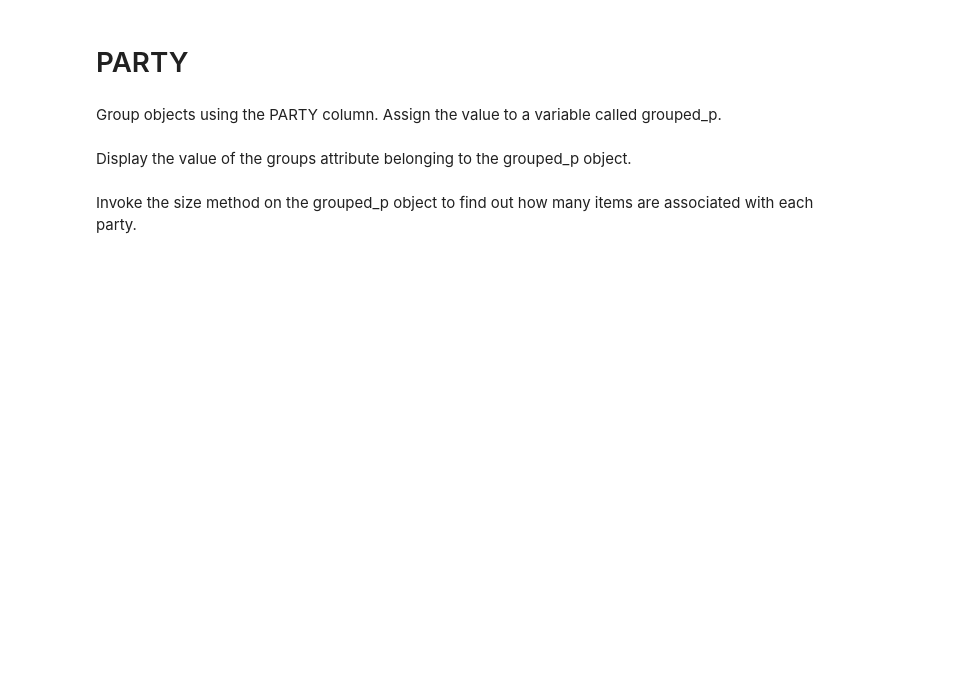
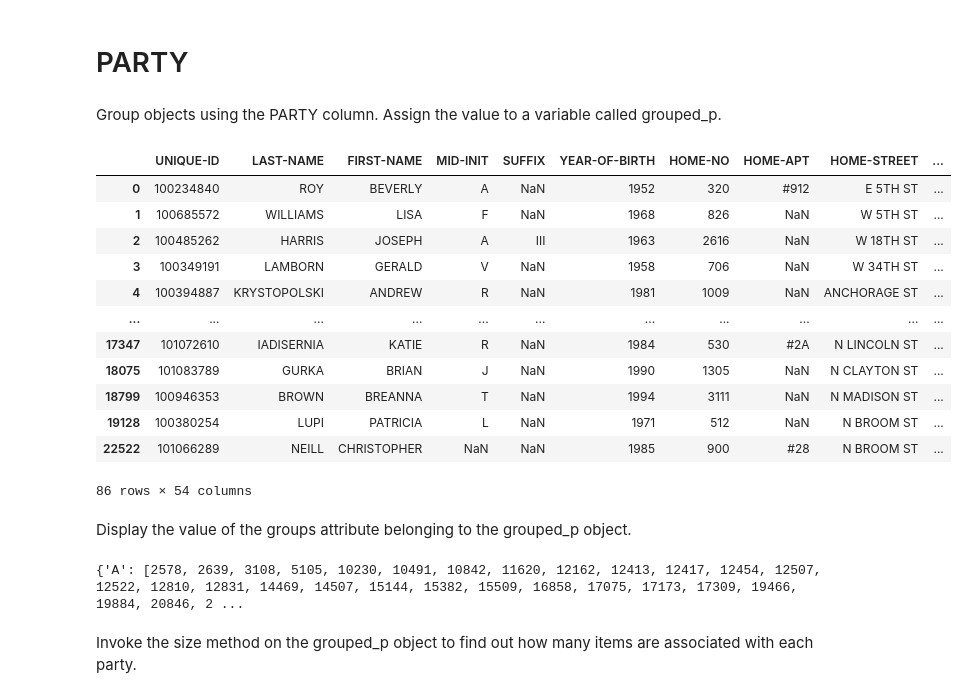
Before and after one commit to KunleAdeyanju/DataEngineering.Labs.RegisteredVotersFileWilmingtonDE, a Jupyter notebook: wilmington_de_registered_voters.ipynb, the cells around one changed output. Cells and saved outputs as stored; diff of their text form; code cells hidden in the pictures; blank space fills up the shorter version.

```diff
--- a/wilmington_de_registered_voters.ipynb
+++ b/wilmington_de_registered_voters.ipynb
@@ -174,7 +201,28 @@ Group objects using the PARTY column. Assign the value to a variable called grou
+# %%
+#
+grouped_p = reg_voter_df.groupby('PARTY')
+grouped_p.head(5)
+# %% [output]
+|  | UNIQUE-ID | LAST-NAME | FIRST-NAME | MID-INIT | SUFFIX | YEAR-OF-BIRTH | HOME-NO | HOME-APT | HOME-STREET | ... |
+| 0 | 100234840 | ROY | BEVERLY | A | NaN | 1952 | 320 | #912 | E 5TH ST | ... |
+| 1 | 100685572 | WILLIAMS | LISA | F | NaN | 1968 | 826 | NaN | W 5TH ST | ... |
+| 2 | 100485262 | HARRIS | JOSEPH | A | III | 1963 | 2616 | NaN | W 18TH ST | ... |
+| 3 | 100349191 | LAMBORN | GERALD | V | NaN | 1958 | 706 | NaN | W 34TH ST | ... |
+| 4 | 100394887 | KRYSTOPOLSKI | ANDREW | R | NaN | 1981 | 1009 | NaN | ANCHORAGE ST | ... |
+| ... | ... | ... | ... | ... | ... | ... | ... | ... | ... | ... |
+| 17347 | 101072610 | IADISERNIA | KATIE | R | NaN | 1984 | 530 | #2A | N LINCOLN ST | ... |
+| 18075 | 101083789 | GURKA | BRIAN | J | NaN | 1990 | 1305 | NaN | N CLAYTON ST | ... |
+| 18799 | 100946353 | BROWN | BREANNA | T | NaN | 1994 | 3111 | NaN | N MADISON ST | ... |
+| 19128 | 100380254 | LUPI | PATRICIA | L | NaN | 1971 | 512 | NaN | N BROOM ST | ... |
+| 22522 | 101066289 | NEILL | CHRISTOPHER | NaN | NaN | 1985 | 900 | #28 | N BROOM ST | ... |
+86 rows × 54 columns
 # %% [markdown]
 Display the value of the groups attribute belonging to the grouped_p object.
 # %%
 #
+grouped_p.groups
+# %% [output]
+{'A': [2578, 2639, 3108, 5105, 10230, 10491, 10842, 11620, 12162, 12413, 12417, 12454, 12507, 12522, 12810, 12831, 14469, 14507, 15144, 15382, 15509, 16858, 17075, 17173, 17309, 19466, 19884, 20846, 2 ...
 # %% [markdown]
 Invoke the size method on the grouped_p object to find out how many items are associated with each party.
 # %%
```
Also changed, not shown: parts of 23 cells of this notebook.
